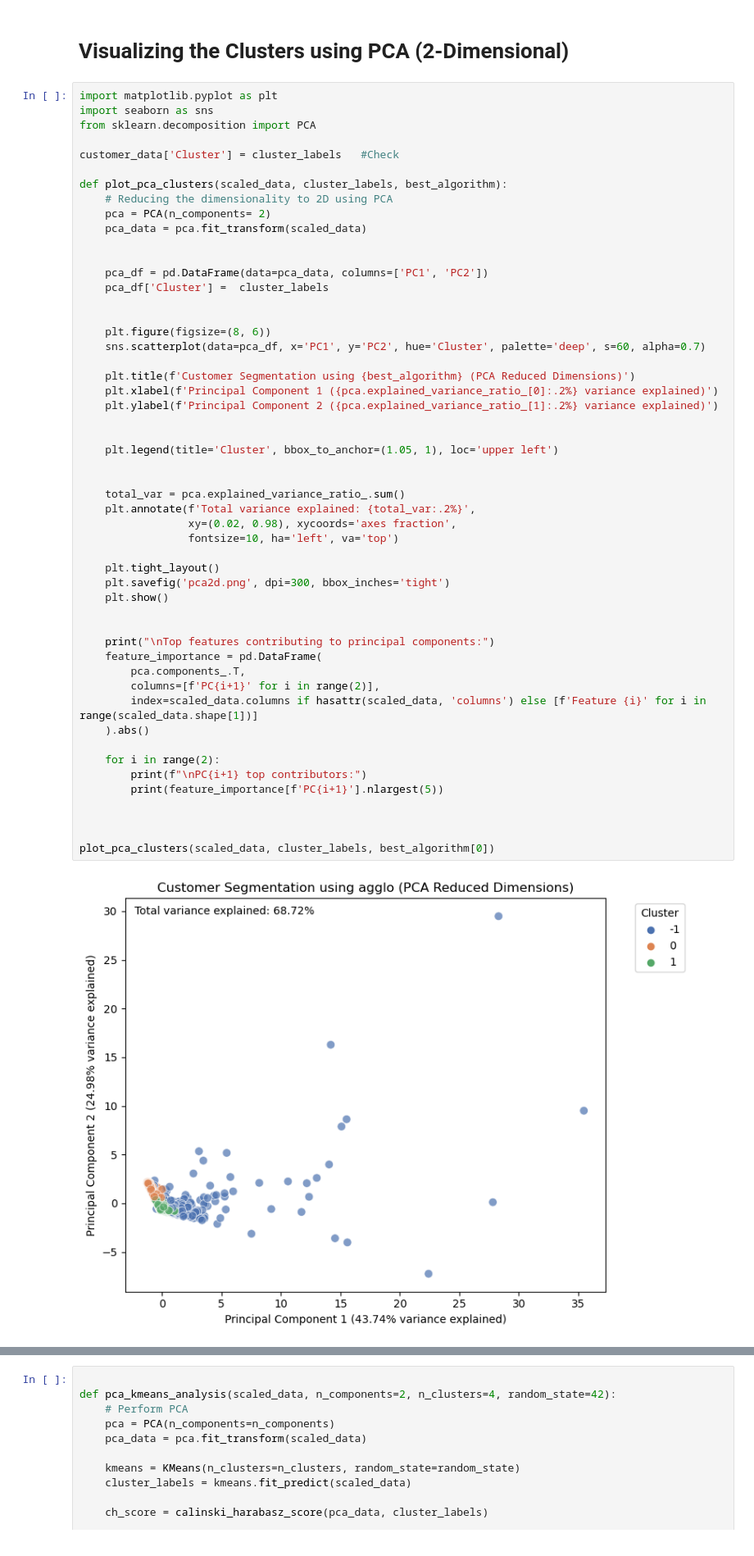
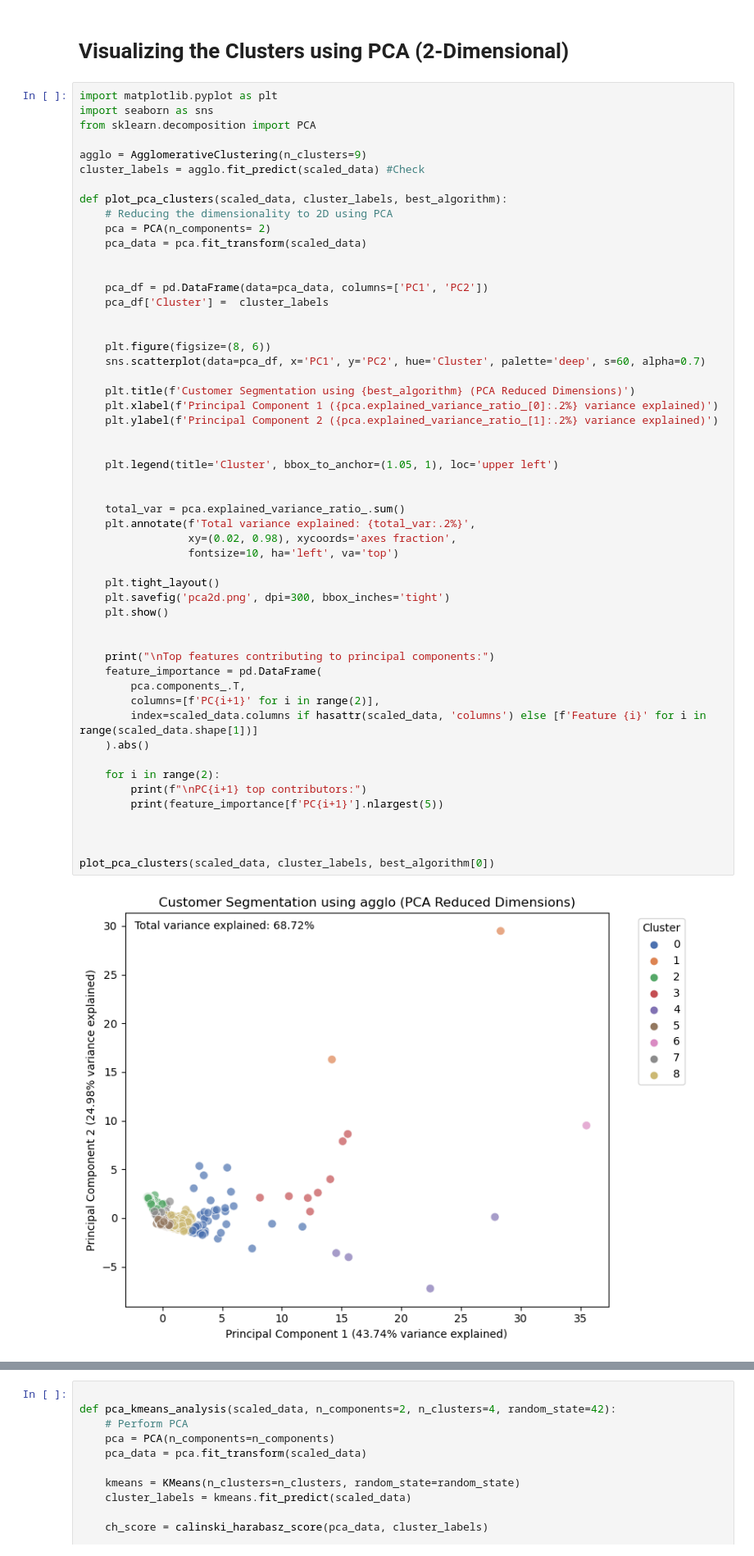
Before and after one commit to EOsamau/DS-Projects, a Jupyter notebook: Customer Segmentation/customer_segmentation.ipynb, the cells around one changed output, grey strips where cells are left out. Shown at 82% size. Saved outputs shown, nothing was run; the diff lists cells and outputs as text.

```diff
--- a/Customer Segmentation/customer_segmentation.ipynb
+++ b/Customer Segmentation/customer_segmentation.ipynb
@@ -382,7 +382,8 @@ import matplotlib.pyplot as plt
 import seaborn as sns
 from sklearn.decomposition import PCA
 
-customer_data['Cluster'] = cluster_labels   #Check
+agglo = AgglomerativeClustering(n_clusters=9)
+cluster_labels = agglo.fit_predict(scaled_data) #Check
 
 def plot_pca_clusters(scaled_data, cluster_labels, best_algorithm):
     # Reducing the dimensionality to 2D using PCA
@@ -403,34 +404,34 @@ def plot_pca_clusters(scaled_data, cluster_labels, best_algorithm):
 
 
     plt.legend(title='Cluster', bbox_to_anchor=(1.05, 1), loc='upper left')
 
 
     total_var = pca.explained_variance_ratio_.sum()
     plt.annotate(f'Total variance explained: {total_var:.2%}',
                  xy=(0.02, 0.98), xycoords='axes fraction',
                  fontsize=10, ha='left', va='top')
 
     plt.tight_layout()
     plt.savefig('pca2d.png', dpi=300, bbox_inches='tight')
     plt.show()
 
 
     print("\nTop features contributing to principal components:")
     feature_importance = pd.DataFrame(
         pca.components_.T,
         columns=[f'PC{i+1}' for i in range(2)],
         index=scaled_data.columns if hasattr(scaled_data, 'columns') else [f'Feature {i}' for i in range(scaled_data.shape[1])]
     ).abs()
 
     for i in range(2):
         print(f"\nPC{i+1} top contributors:")
         print(feature_importance[f'PC{i+1}'].nlargest(5))
 
 
 
 plot_pca_clusters(scaled_data, cluster_labels, best_algorithm[0])
 # %% [output]
-[figure, old version]
+[figure, new version]
 Top features contributing to principal components:
 
 PC1 top contributors:
```
Also changed, not shown: 2 other files.
